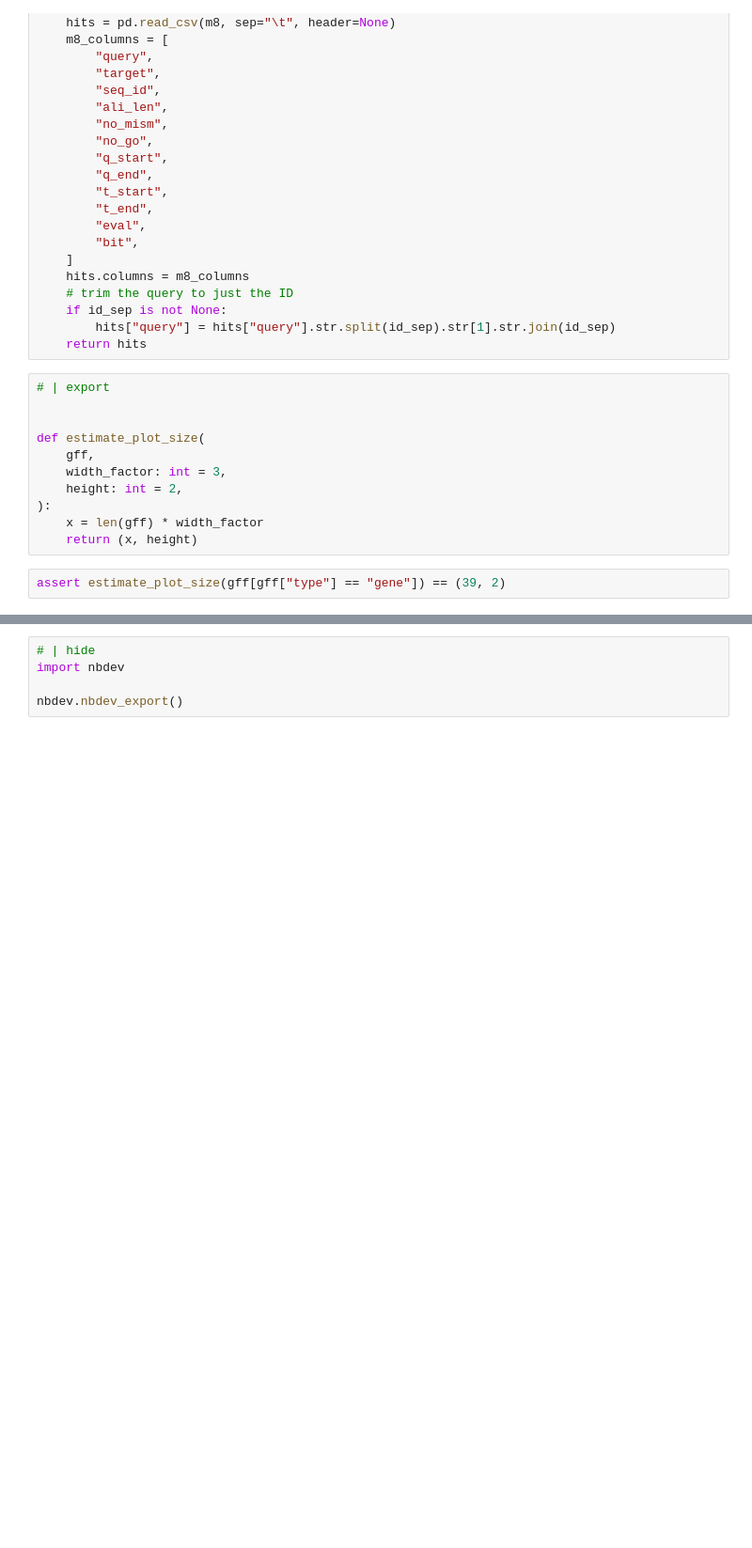
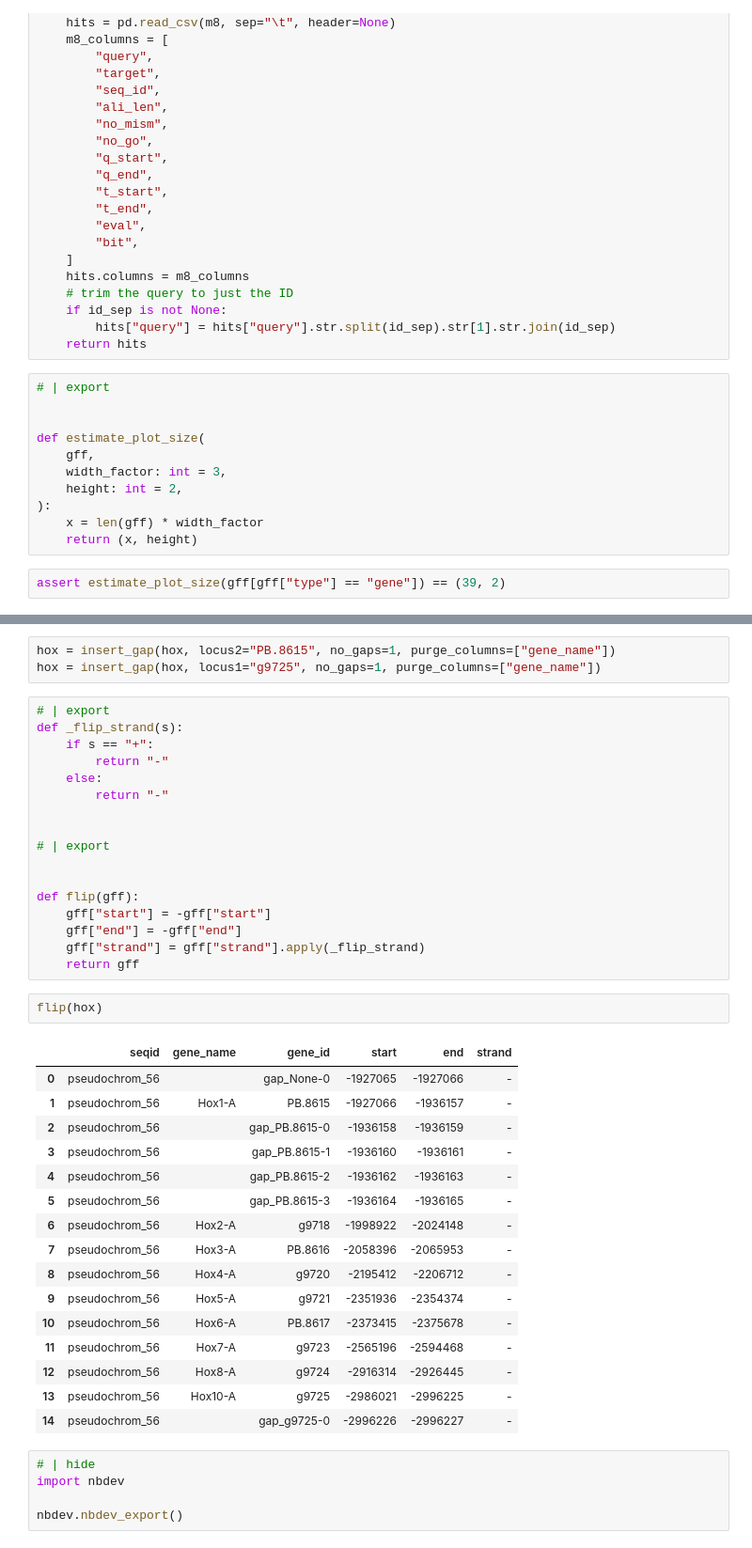
Before and after one commit to galicae/geneorder, a Jupyter notebook: nbs/01_util.ipynb, the cells around one changed output, grey strips where cells are left out. Shown: that part at 94% size. Drawn from its saved outputs; the diff is of its cells as text; blank space fills up the shorter version.

```diff
--- a/nbs/01_util.ipynb
+++ b/nbs/01_util.ipynb
@@ -342,3 +363,42 @@ hox
+# %%
+hox = insert_gap(hox, locus2="PB.8615", no_gaps=1, purge_columns=["gene_name"])
+hox = insert_gap(hox, locus1="g9725", no_gaps=1, purge_columns=["gene_name"])
+# %%
+# | export
+def _flip_strand(s):
+    if s == "+":
+        return "-"
+    else:
+        return "-"
+
+
+# | export
+
+
+def flip(gff):
+    gff["start"] = -gff["start"]
+    gff["end"] = -gff["end"]
+    gff["strand"] = gff["strand"].apply(_flip_strand)
+    return gff
+# %%
+flip(hox)
+# %% [output]
+|  | seqid | gene_name | gene_id | start | end | strand |
+| 0 | pseudochrom_56 |  | gap_None-0 | -1927065 | -1927066 | - |
+| 1 | pseudochrom_56 | Hox1-A | PB.8615 | -1927066 | -1936157 | - |
+| 2 | pseudochrom_56 |  | gap_PB.8615-0 | -1936158 | -1936159 | - |
+| 3 | pseudochrom_56 |  | gap_PB.8615-1 | -1936160 | -1936161 | - |
+| 4 | pseudochrom_56 |  | gap_PB.8615-2 | -1936162 | -1936163 | - |
+| 5 | pseudochrom_56 |  | gap_PB.8615-3 | -1936164 | -1936165 | - |
+| 6 | pseudochrom_56 | Hox2-A | g9718 | -1998922 | -2024148 | - |
+| 7 | pseudochrom_56 | Hox3-A | PB.8616 | -2058396 | -2065953 | - |
+| 8 | pseudochrom_56 | Hox4-A | g9720 | -2195412 | -2206712 | - |
+| 9 | pseudochrom_56 | Hox5-A | g9721 | -2351936 | -2354374 | - |
+| 10 | pseudochrom_56 | Hox6-A | PB.8617 | -2373415 | -2375678 | - |
+| 11 | pseudochrom_56 | Hox7-A | g9723 | -2565196 | -2594468 | - |
+| 12 | pseudochrom_56 | Hox8-A | g9724 | -2916314 | -2926445 | - |
+| 13 | pseudochrom_56 | Hox10-A | g9725 | -2986021 | -2996225 | - |
+| 14 | pseudochrom_56 |  | gap_g9725-0 | -2996226 | -2996227 | - |
 # %%
 # | hide
 import nbdev
```
Also changed, not shown: parts of 5 cells of this notebook, 6 other files.
